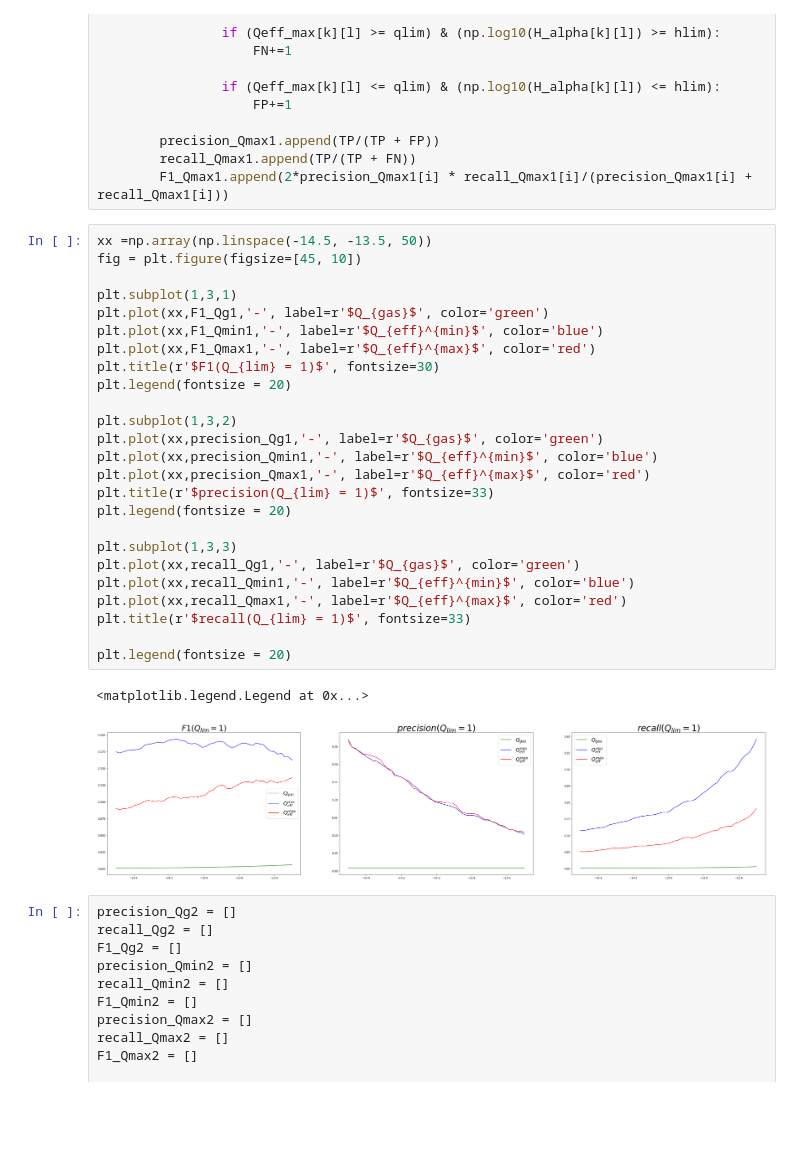
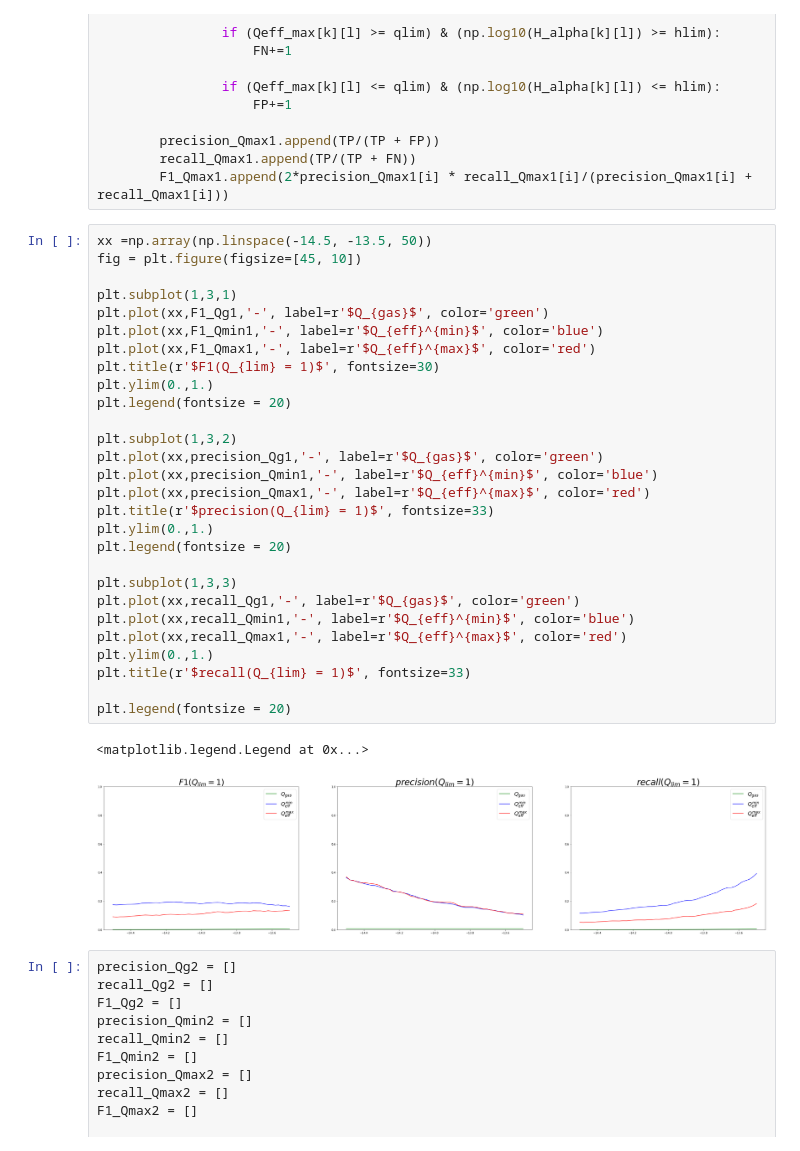
Before and after one commit to ValerieKostiuk/Course-work, a Jupyter notebook: NGC3627/Statistics.ipynb, the cells around one changed output. Drawn from its saved outputs; the diff is of its cells as text; blank space fills up the shorter version.

```diff
--- a/NGC3627/Statistics.ipynb
+++ b/NGC3627/Statistics.ipynb
@@ -413,31 +413,34 @@ for i, hlim in enumerate(np.linspace(-14.5, -13.5, 50)):
 # %%
 xx =np.array(np.linspace(-14.5, -13.5, 50))
 fig = plt.figure(figsize=[45, 10])
 
 plt.subplot(1,3,1)
 plt.plot(xx,F1_Qg1,'-', label=r'$Q_{gas}$', color='green')
 plt.plot(xx,F1_Qmin1,'-', label=r'$Q_{eff}^{min}$', color='blue')
 plt.plot(xx,F1_Qmax1,'-', label=r'$Q_{eff}^{max}$', color='red')
 plt.title(r'$F1(Q_{lim} = 1)$', fontsize=30)
+plt.ylim(0.,1.)
 plt.legend(fontsize = 20)
 
 plt.subplot(1,3,2)
 plt.plot(xx,precision_Qg1,'-', label=r'$Q_{gas}$', color='green')
 plt.plot(xx,precision_Qmin1,'-', label=r'$Q_{eff}^{min}$', color='blue')
 plt.plot(xx,precision_Qmax1,'-', label=r'$Q_{eff}^{max}$', color='red')
 plt.title(r'$precision(Q_{lim} = 1)$', fontsize=33)
+plt.ylim(0.,1.)
 plt.legend(fontsize = 20)
 
 plt.subplot(1,3,3)
 plt.plot(xx,recall_Qg1,'-', label=r'$Q_{gas}$', color='green')
 plt.plot(xx,recall_Qmin1,'-', label=r'$Q_{eff}^{min}$', color='blue')
 plt.plot(xx,recall_Qmax1,'-', label=r'$Q_{eff}^{max}$', color='red')
+plt.ylim(0.,1.)
 plt.title(r'$recall(Q_{lim} = 1)$', fontsize=33)
 
 plt.legend(fontsize = 20)
 # %% [output]
 <matplotlib.legend.Legend at 0x...>
-[figure, old version]
+[figure, new version]
 # %%
 precision_Qg2 = []
 recall_Qg2 = []
```
Also changed, not shown: parts of 31 cells of this notebook.
